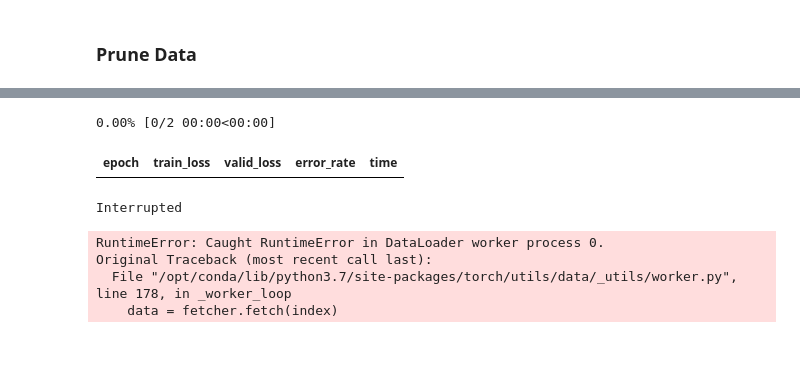
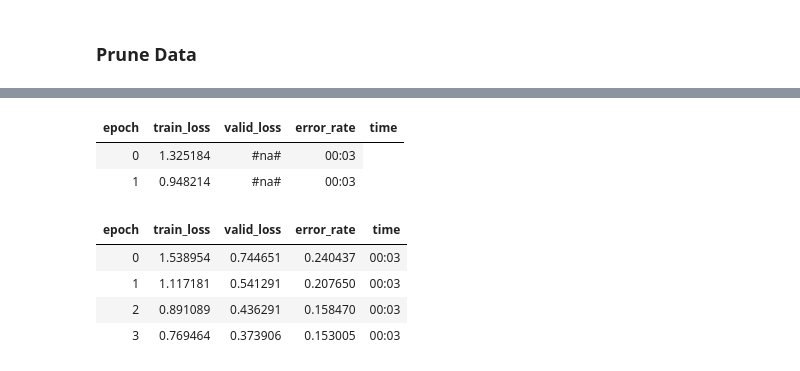
Before and after one commit to jkennedy559/course-v3, a Jupyter notebook: assignments /lesson1.ipynb, the cells around one changed output, grey strips where cells are left out. Drawn from its saved outputs; the diff is of its cells as text; code cells hidden in the pictures.

Commit message:
exported model

```diff
--- a/assignments /lesson1.ipynb
+++ b/assignments /lesson1.ipynb
@@ -53,4 +50,11 @@ db = (ImageList.from_folder(path).split_none().label_from_folder().databunch(no_
+# %%
+tfms = get_transforms(do_flip=False)
+db = (ImageList.from_folder(path)
+                   .split_none()
+                   .label_from_folder()
+                   .transform(tfms, size=224)
+                   .databunch()).normalize(imagenet_stats)
 # %%
-learn = cnn_learner(db, models.resnet18, metrics=error_rate)
+learn = cnn_learner(db, models.resnet34, metrics=error_rate)
 learn.fit_one_cycle(2)
 # %% [output]
@@ -58,7 +61,3 @@ Downloading: "https://download.pytorch.org/models/resnet18-5c106cde.pth" to /hom
-0.00% [0/2 00:00<00:00]
 | epoch | train_loss | valid_loss | error_rate | time |
+| 0 | 1.325184 | #na# | 00:03 |
+| 1 | 0.948214 | #na# | 00:03 |
-Interrupted
-RuntimeError: Caught RuntimeError in DataLoader worker process 0.
-Original Traceback (most recent call last):
-  File "/opt/conda/lib/python3.7/site-packages/torch/utils/data/_utils/worker.py", line 178, in _worker_loop
-    data = fetcher.fetch(index)
@@ -64,0 +74,9 @@ Original Traceback (most recent call last):
+# %%
+learn = cnn_learner(db, models.resnet34, metrics=error_rate)
+learn.fit_one_cycle(4)
+# %% [output]
+| epoch | train_loss | valid_loss | error_rate | time |
+| 0 | 1.538954 | 0.744651 | 0.240437 | 00:03 |
+| 1 | 1.117181 | 0.541291 | 0.207650 | 00:03 |
+| 2 | 0.891089 | 0.436291 | 0.158470 | 00:03 |
+| 3 | 0.769464 | 0.373906 | 0.153005 | 00:03 |
```
Also changed, not shown: parts of 8 cells of this notebook.
